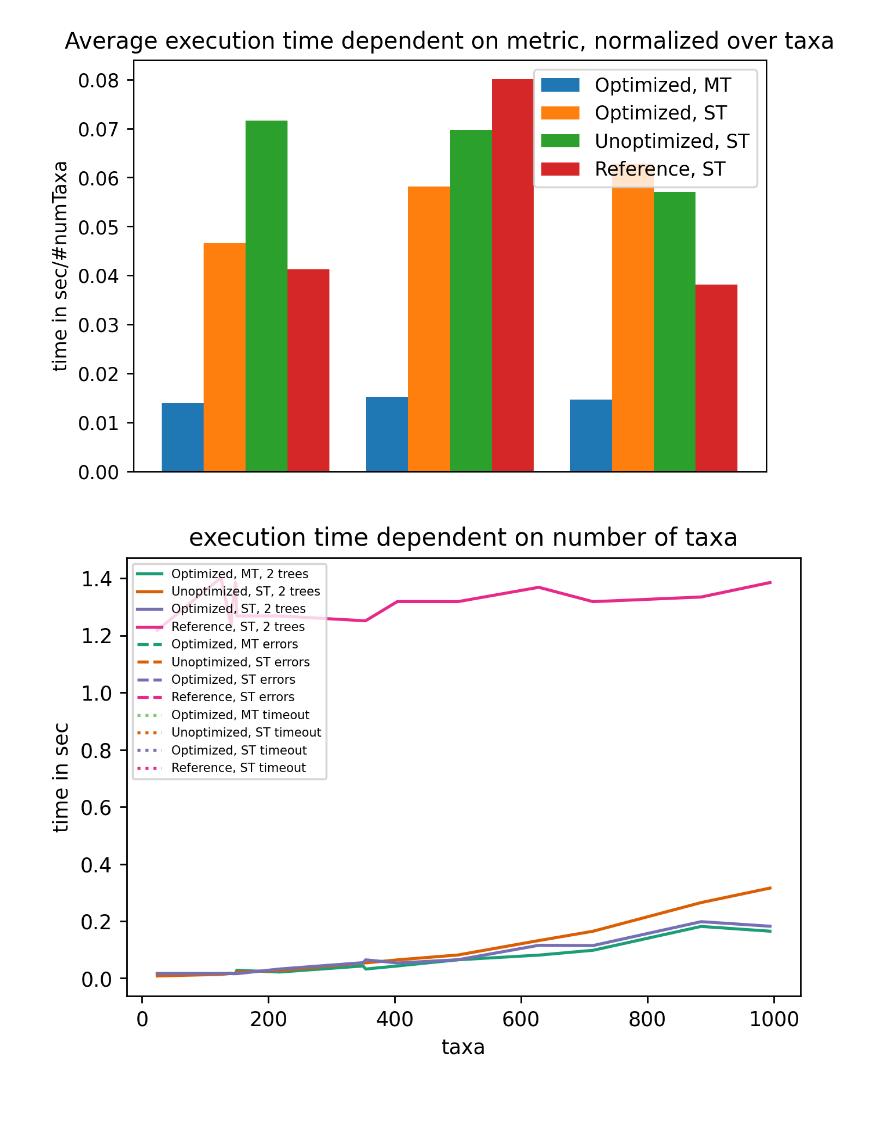
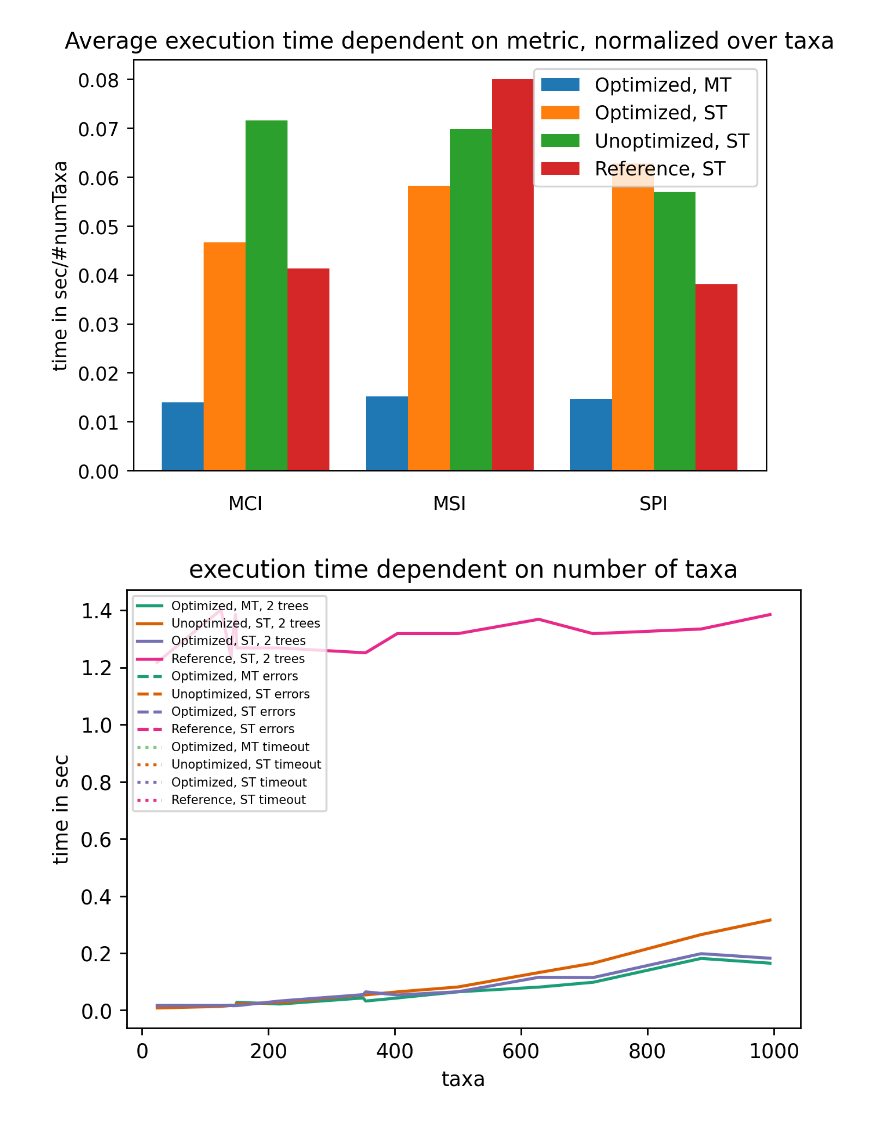
Before and after one commit to DoktorBotti/RF_Metrics, a Jupyter notebook: misc/Plot_Raw_Benchmark_mtz.ipynb, the cells around one changed output. Saved outputs shown, nothing was run; the diff lists cells and outputs as text; code cells hidden in the pictures.

```diff
--- a/misc/Plot_Raw_Benchmark_mtz.ipynb
+++ b/misc/Plot_Raw_Benchmark_mtz.ipynb
@@ -64,35 +64,39 @@ def getErrMask(inArr):
 invM_opt = np.all(getInvalidMask(opt),axis=2)
 invM_unopt = np.all(getInvalidMask(unopt),axis=2)
 invM_sth = np.all(getInvalidMask(singleTh),axis=2)
 invM_ref = np.all(getInvalidMask(ref),axis=2)
 
 taxa_mat = np.dstack([num_taxa]*len(tree_values))[0].T
 invTaxa_opt = 1/taxa_mat[invM_opt]
 invTaxa_unopt = 1/taxa_mat[invM_unopt]
 invTaxa_sth = 1/taxa_mat[invM_sth]
 invTaxa_ref = 1/taxa_mat[invM_ref]
 
 
 weightTaxa_opt = np.einsum('ta,ta->ta',opt[invM_opt], invTaxa_opt[...,np.newaxis])
 weightTaxa_unopt = np.einsum('ta,ta->ta',unopt[invM_unopt], invTaxa_unopt[...,np.newaxis])
 weightTaxa_sth = np.einsum('ta,ta->ta',singleTh[invM_sth], invTaxa_sth[...,np.newaxis])
 weightTaxa_ref = np.einsum('ta,ta->ta',ref[invM_ref], invTaxa_ref[...,np.newaxis])
 
 plt.bar([-5.1,-1.2,2.7], np.average(weightTaxa_opt,axis=0), label="Optimized, MT")
 plt.bar([-4.3,-.4,3.5], np.average(weightTaxa_sth,axis=0), label="Optimized, ST")
 plt.bar([-3.5,.4,4.3], np.average(weightTaxa_unopt,axis=0), label="Unoptimized, ST")
 plt.bar([-2.7,1.2,5.1], np.average(weightTaxa_ref,axis=0), label="Reference, ST")
 
+
+plt.text(-3.9, -0.008, "MCI", ha='center')
+plt.text(0, -0.008, "MSI", ha='center')
+plt.text(3.9, -0.008, "SPI", ha='center')
+
 plt.ylabel("time in sec/#numTaxa")
-plt.xlabel("MCI  |  MSI  |  SPI")
 ax = plt.gca()
 ax.get_xaxis().set_visible(False)
 plt.title("Average execution time dependent on metric, normalized over taxa")
 plt.legend()
 plt.savefig(plot_store_path+"metricTimes",dpi=300,facecolor='white', transparent=False)
 plt.show()
 # %% [output]
-[figure, old version]
+[figure, new version]
 # %%
 # plot contribution of taxa count
 
```
Also changed, not shown: 13 other files.
